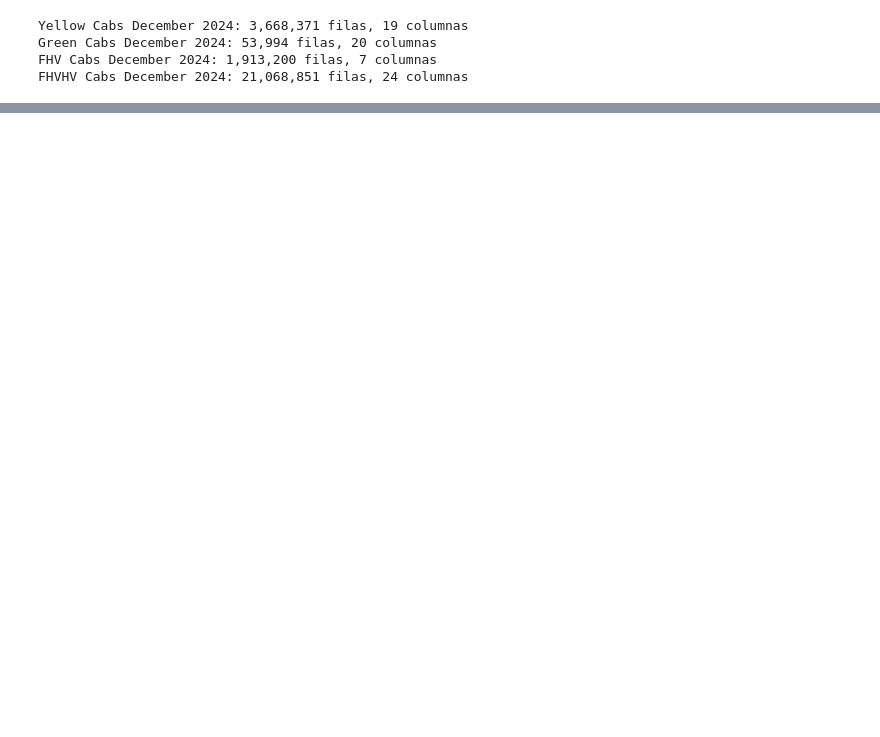
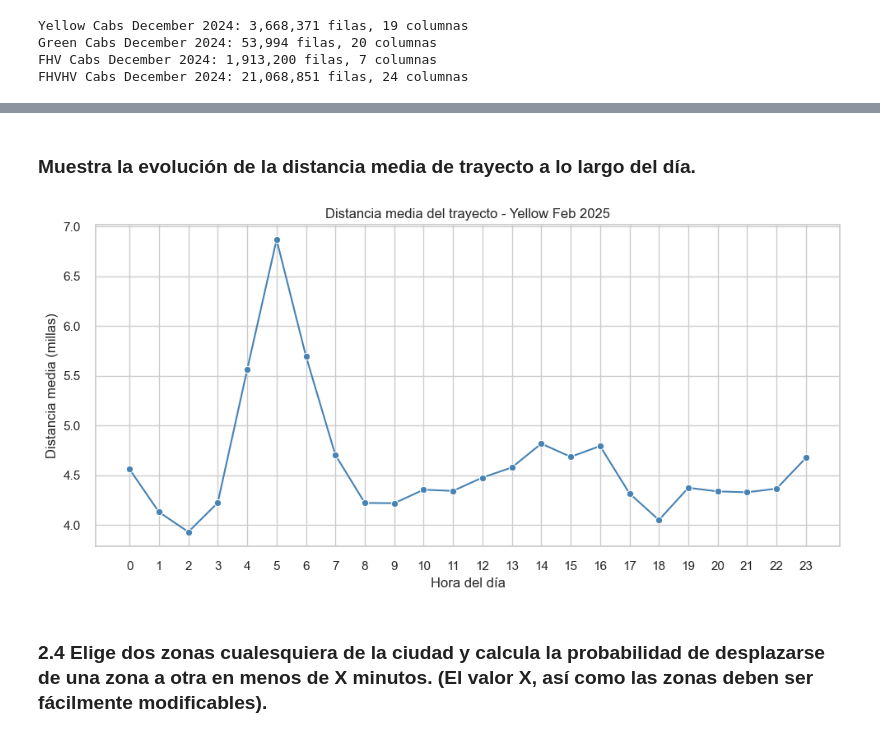
Before and after one commit to renerubio/NYC-TAXI, a Jupyter notebook: NYC_Taxi.ipynb, the cells around one changed output, grey strips where cells are left out. Saved outputs shown, nothing was run; the diff lists cells and outputs as text; code cells hidden in the pictures; blank space fills up the shorter version.

```diff
--- a/NYC_Taxi.ipynb
+++ b/NYC_Taxi.ipynb
@@ -386,0 +1913,37 @@ plot_heatmap_top5(green_df_2024_12, "Green Cabs", "Diciembre 2024")
+# %% [markdown]
+### Muestra la evolución de la distancia media de trayecto a lo largo del día.
+# %%
+def plot_distancia_media_por_hora(df, titulo="Distancia media del trayecto por hora"):
+    """
+    Grafica la distancia media (millas) del trayecto a lo largo del día.
+    """
+    df = df.copy()
+
+    # Detectar columnas de fecha
+    if 'pickup_datetime' in df.columns:
+        df['hora'] = pd.to_datetime(df['pickup_datetime']).dt.hour
+    else:
+        print("No se encontró columna de pickup válida.")
+        return
+
+    df = df[df['trip_distance'] > 0]
+
+    # Agrupar por hora
+    media_por_hora = df.groupby('hora')['trip_distance'].mean()
+
+    # Plot
+    plt.figure(figsize=(10, 5))
+    sns.lineplot(x=media_por_hora.index, y=media_por_hora.values, marker="o", color="steelblue")
+    plt.title(titulo)
+    plt.xlabel("Hora del día")
+    plt.ylabel("Distancia media (millas)")
+    plt.xticks(range(0, 24))
+    plt.grid(True)
+    plt.tight_layout()
+    plt.show()
+
+plot_distancia_media_por_hora(normalized_datasets["Yellow Feb 2025"], "Distancia media del trayecto - Yellow Feb 2025")
+# %% [output]
+[figure, added]
+# %% [markdown]
+### 2.4	Elige dos zonas cualesquiera de la ciudad y calcula la probabilidad de desplazarse de una zona a otra en menos de X minutos. (El valor X, así como las zonas deben ser fácilmente modificables).
```
Also changed, not shown: parts of 101 cells of this notebook.
